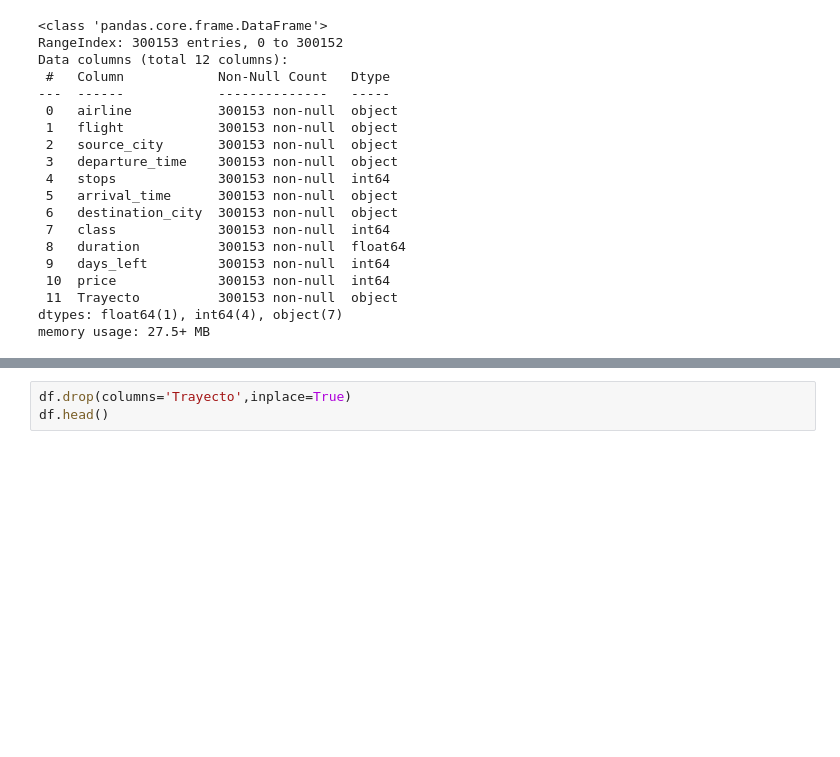
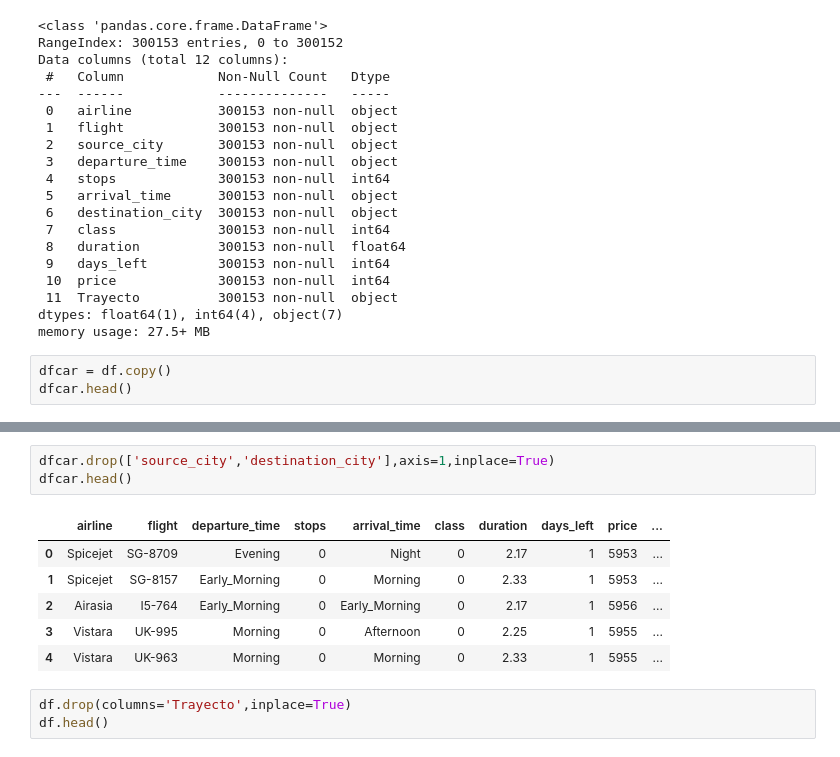
Before and after one commit to alejagaco/Predicci-n-Precios-Vuelos, a Jupyter notebook: Prediccion_PreciosVuelos.ipynb, the cells around one changed output, grey strips where cells are left out. Saved outputs shown, nothing was run; the diff lists cells and outputs as text; blank space fills up the shorter version.

```diff
--- a/Prediccion_PreciosVuelos.ipynb
+++ b/Prediccion_PreciosVuelos.ipynb
@@ -580,3 +584,6 @@ Data columns (total 12 columns):
  11  Trayecto          300153 non-null  object
 dtypes: float64(1), int64(4), object(7)
 memory usage: 27.5+ MB
+# %%
+dfcar = df.copy()
+dfcar.head()
@@ -583,3 +597,13 @@ memory usage: 27.5+ MB
+# %%
+dfcar.drop(['source_city','destination_city'],axis=1,inplace=True)
+dfcar.head()
+# %% [output]
+|  | airline | flight | departure_time | stops | arrival_time | class | duration | days_left | price | ... |
+| 0 | Spicejet | SG-8709 | Evening | 0 | Night | 0 | 2.17 | 1 | 5953 | ... |
+| 1 | Spicejet | SG-8157 | Early_Morning | 0 | Morning | 0 | 2.33 | 1 | 5953 | ... |
+| 2 | Airasia | I5-764 | Early_Morning | 0 | Early_Morning | 0 | 2.17 | 1 | 5956 | ... |
+| 3 | Vistara | UK-995 | Morning | 0 | Afternoon | 0 | 2.25 | 1 | 5955 | ... |
+| 4 | Vistara | UK-963 | Morning | 0 | Morning | 0 | 2.33 | 1 | 5955 | ... |
 # %%
 df.drop(columns='Trayecto',inplace=True)
 df.head()
```
Also changed, not shown: parts of 15 cells of this notebook.
